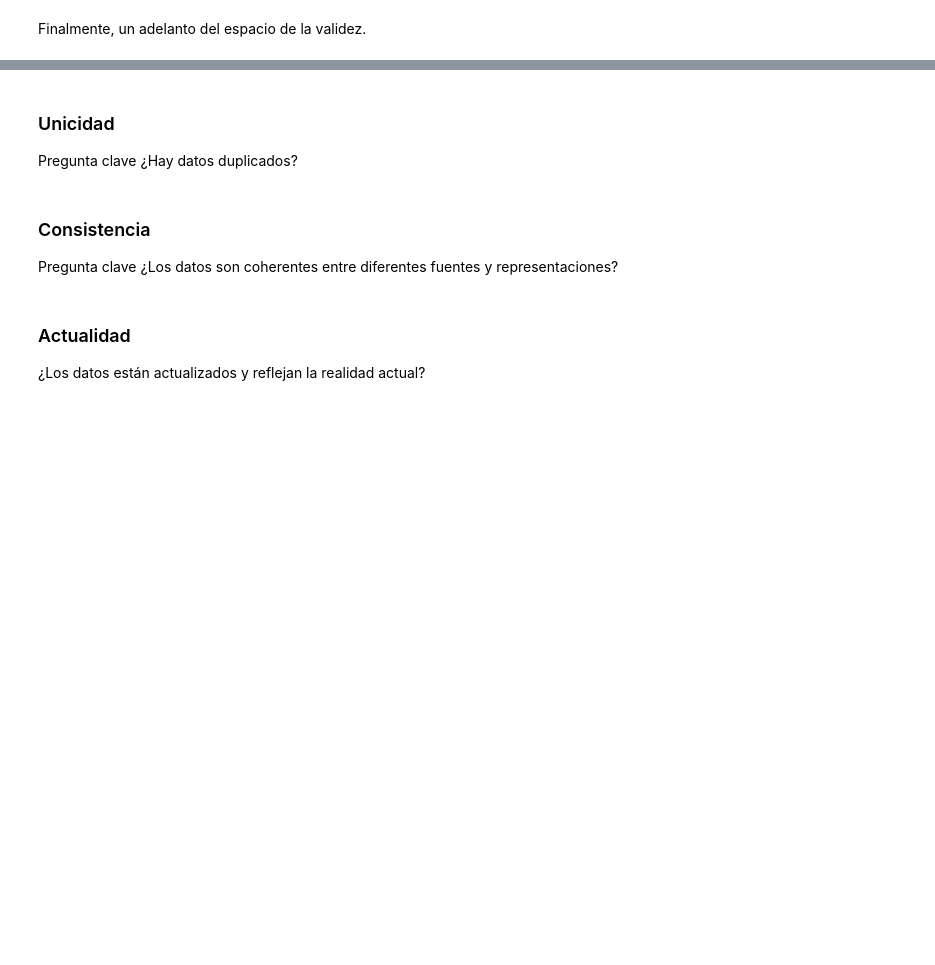
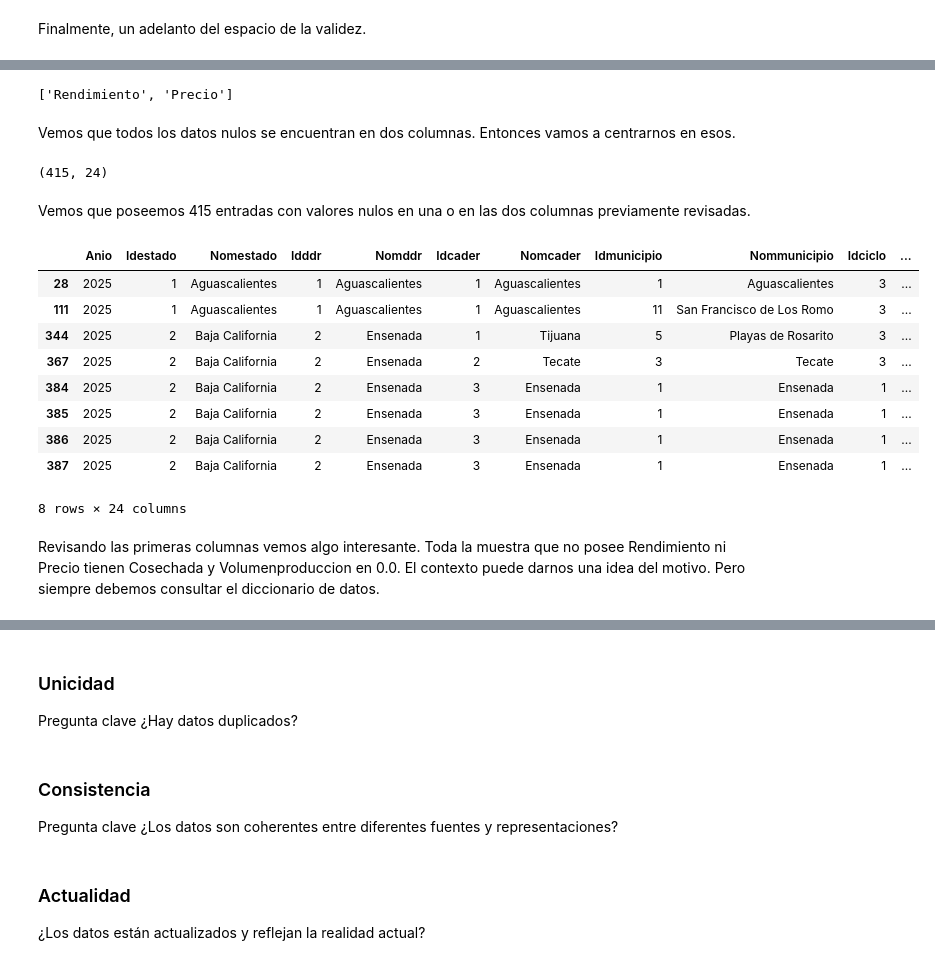
Before and after one commit to MCDagro3/proyecto_agronomia, a Jupyter notebook: notebooks/quality_data.ipynb, the cells around one changed output, grey strips where cells are left out. Drawn from its saved outputs; the diff is of its cells as text; code cells hidden in the pictures; blank space fills up the shorter version.

Commit message:
quality data compatibily ready working data types and data rules

```diff
--- a/notebooks/quality_data.ipynb
+++ b/notebooks/quality_data.ipynb
@@ -125,7 +125,7 @@ agro_data = format_project[blocks[0]]
 codebook = agro_data['Codebook']
 
 # Cargar el diccionario de datos y sus variables.
-catalog = pd.read_excel(codebook['Diccionario'].ubication)
+catalog = pd.read_excel(codebook['Diccionario'].ubication, index_col=0)
 datatypes = pd.read_excel(codebook['Variables'].ubication, index_col=0)
 
 print(catalog.head())
@@ -191,0 +198,6 @@ Pregunta Clave: ¿Los datos están completos y no faltan valores?
+# %%
+catalog_variables = list(catalog.index)
+agro_columns = prod_agricola.columns.to_list()
+
+print("Verifcamos mismo tamaño de columnas", len(catalog_variables) == len(agro_columns))
+print("Verificamos mismos elementos", set(catalog_variables) == set(agro_columns))
@@ -191,0 +230,6 @@ Pregunta Clave: ¿Los datos están completos y no faltan valores?
+# %%
+# Ultima verificación antes de hacer el cambio
+for ref, data in zip(dict_variables, agro_columns):
+    print(ref, data)
+
+prod_agricola.columns = catalog_variables
@@ -191,0 +278,30 @@ Pregunta Clave: ¿Los datos están completos y no faltan valores?
+# %%
+# Revisamos las columnas
+columns_na = prod_agricola.columns[prod_agricola.isna().any()].tolist()
+print(columns_na)
+# %% [output]
+['Rendimiento', 'Precio']
+# %% [markdown]
+Vemos que todos los datos nulos se encuentran en dos columnas. Entonces vamos a centrarnos en esos.
+# %%
+prod_na = prod_agricola[prod_agricola.isna().any(axis=1)]
+prod_na.shape
+# %% [output]
+(415, 24)
+# %% [markdown]
+Vemos que poseemos 415 entradas con valores nulos en una o en las dos columnas previamente revisadas.
+# %%
+prod_na.head(n=8)
+# %% [output]
+|  | Anio | Idestado | Nomestado | Idddr | Nomddr | Idcader | Nomcader | Idmunicipio | Nommunicipio | Idciclo | ... |
+| 28 | 2025 | 1 | Aguascalientes | 1 | Aguascalientes | 1 | Aguascalientes | 1 | Aguascalientes | 3 | ... |
+| 111 | 2025 | 1 | Aguascalientes | 1 | Aguascalientes | 1 | Aguascalientes | 11 | San Francisco de Los Romo | 3 | ... |
+| 344 | 2025 | 2 | Baja California | 2 | Ensenada | 1 | Tijuana | 5 | Playas de Rosarito | 3 | ... |
+| 367 | 2025 | 2 | Baja California | 2 | Ensenada | 2 | Tecate | 3 | Tecate | 3 | ... |
+| 384 | 2025 | 2 | Baja California | 2 | Ensenada | 3 | Ensenada | 1 | Ensenada | 1 | ... |
+| 385 | 2025 | 2 | Baja California | 2 | Ensenada | 3 | Ensenada | 1 | Ensenada | 1 | ... |
+| 386 | 2025 | 2 | Baja California | 2 | Ensenada | 3 | Ensenada | 1 | Ensenada | 1 | ... |
+| 387 | 2025 | 2 | Baja California | 2 | Ensenada | 3 | Ensenada | 1 | Ensenada | 1 | ... |
+8 rows × 24 columns
+# %% [markdown]
+Revisando las primeras columnas vemos algo interesante. Toda la muestra que no posee Rendimiento ni Precio tienen Cosechada y Volumenproduccion en 0.0. El contexto puede darnos una idea del motivo. Pero siempre debemos consultar el diccionario de datos.
```
Also changed, not shown: parts of 31 cells of this notebook, 2 other files.
